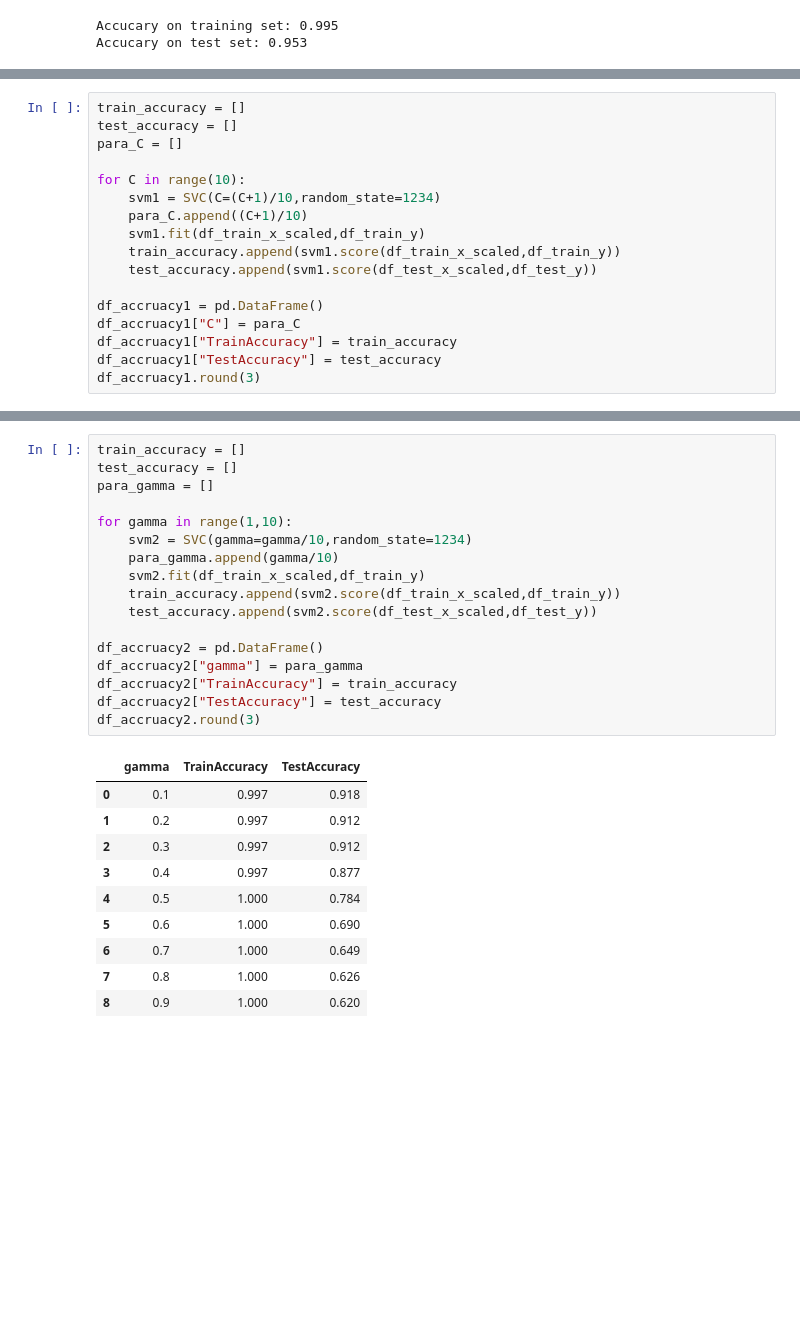
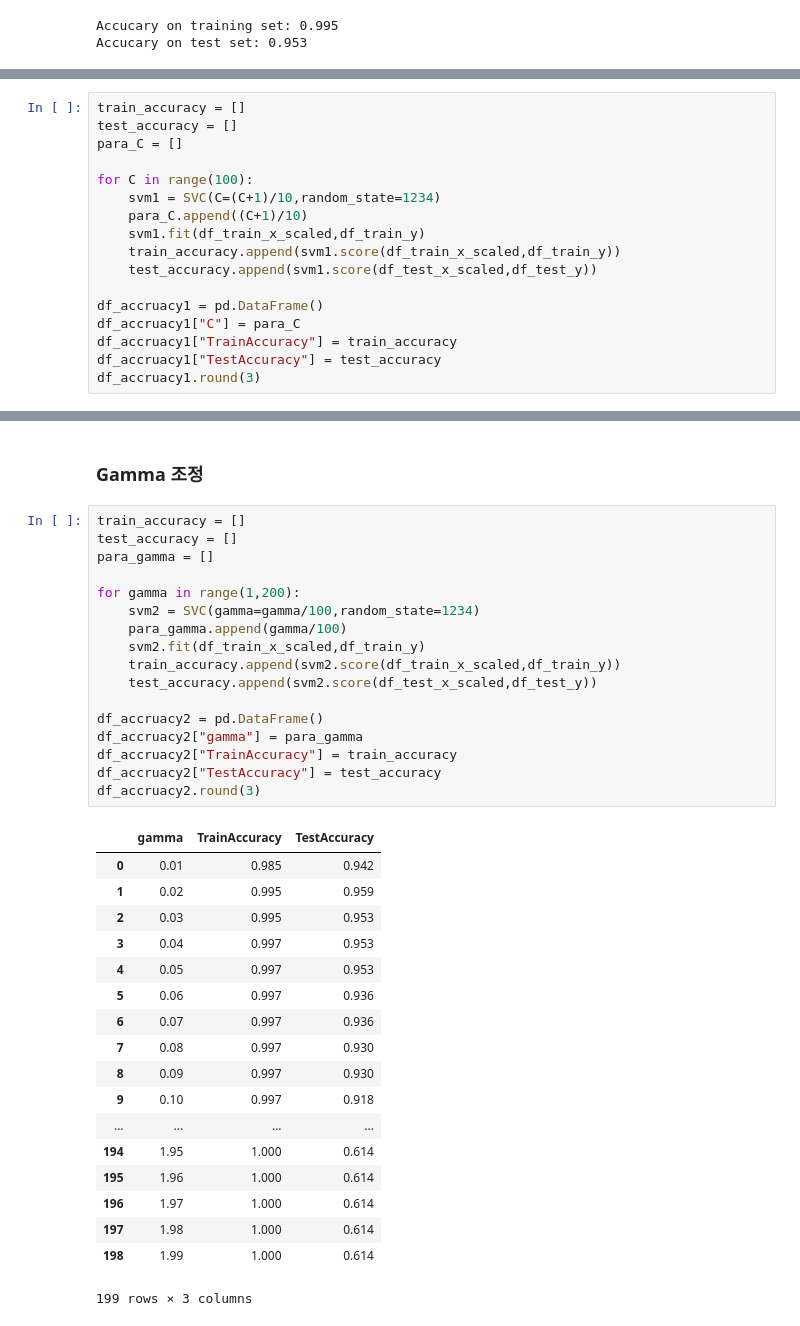
Before and after one commit to LEE010/Posco-Ai-Bigdata, a Jupyter notebook: task/week_5/Breast_Cancer_Soft_Vector_Machine.ipynb, the cells around one changed output, grey strips where cells are left out. Cells and saved outputs as stored; diff of their text form; blank space fills up the shorter version.

```diff
--- a/task/week_5/Breast_Cancer_Soft_Vector_Machine.ipynb
+++ b/task/week_5/Breast_Cancer_Soft_Vector_Machine.ipynb
@@ -94,7 +108,7 @@ train_accuracy = []
 test_accuracy = []
 para_C = []
 
-for C in range(10):
+for C in range(100):
     svm1 = SVC(C=(C+1)/10,random_state=1234)
     para_C.append((C+1)/10)
     svm1.fit(df_train_x_scaled,df_train_y)
@@ -126,31 +150,41 @@ df_accruacy1.set_index("C",inplace=False).plot()
+# %% [markdown]
+### Gamma 조정
 # %%
 train_accuracy = []
 test_accuracy = []
 para_gamma = []
 
-for gamma in range(1,10):
-    svm2 = SVC(gamma=gamma/10,random_state=1234)
-    para_gamma.append(gamma/10)
+for gamma in range(1,200):
+    svm2 = SVC(gamma=gamma/100,random_state=1234)
+    para_gamma.append(gamma/100)
     svm2.fit(df_train_x_scaled,df_train_y)
     train_accuracy.append(svm2.score(df_train_x_scaled,df_train_y))
     test_accuracy.append(svm2.score(df_test_x_scaled,df_test_y))
 
 df_accruacy2 = pd.DataFrame()
 df_accruacy2["gamma"] = para_gamma
 df_accruacy2["TrainAccuracy"] = train_accuracy
 df_accruacy2["TestAccuracy"] = test_accuracy
 df_accruacy2.round(3)
 # %% [output]
 |  | gamma | TrainAccuracy | TestAccuracy |
-| 0 | 0.1 | 0.997 | 0.918 |
-| 1 | 0.2 | 0.997 | 0.912 |
-| 2 | 0.3 | 0.997 | 0.912 |
-| 3 | 0.4 | 0.997 | 0.877 |
-| 4 | 0.5 | 1.000 | 0.784 |
-| 5 | 0.6 | 1.000 | 0.690 |
-| 6 | 0.7 | 1.000 | 0.649 |
-| 7 | 0.8 | 1.000 | 0.626 |
-| 8 | 0.9 | 1.000 | 0.620 |
+| 0 | 0.01 | 0.985 | 0.942 |
+| 1 | 0.02 | 0.995 | 0.959 |
+| 2 | 0.03 | 0.995 | 0.953 |
+| 3 | 0.04 | 0.997 | 0.953 |
+| 4 | 0.05 | 0.997 | 0.953 |
+| 5 | 0.06 | 0.997 | 0.936 |
+| 6 | 0.07 | 0.997 | 0.936 |
+| 7 | 0.08 | 0.997 | 0.930 |
+| 8 | 0.09 | 0.997 | 0.930 |
+| 9 | 0.10 | 0.997 | 0.918 |
+| ... | ... | ... | ... |
+| 194 | 1.95 | 1.000 | 0.614 |
+| 195 | 1.96 | 1.000 | 0.614 |
+| 196 | 1.97 | 1.000 | 0.614 |
+| 197 | 1.98 | 1.000 | 0.614 |
+| 198 | 1.99 | 1.000 | 0.614 |
+199 rows × 3 columns
 # %%
 df_accruacy2.set_index("gamma",inplace=False).plot.line()
 # %% [output]
```
Also changed, not shown: parts of 21 cells of this notebook, 7 other files.
